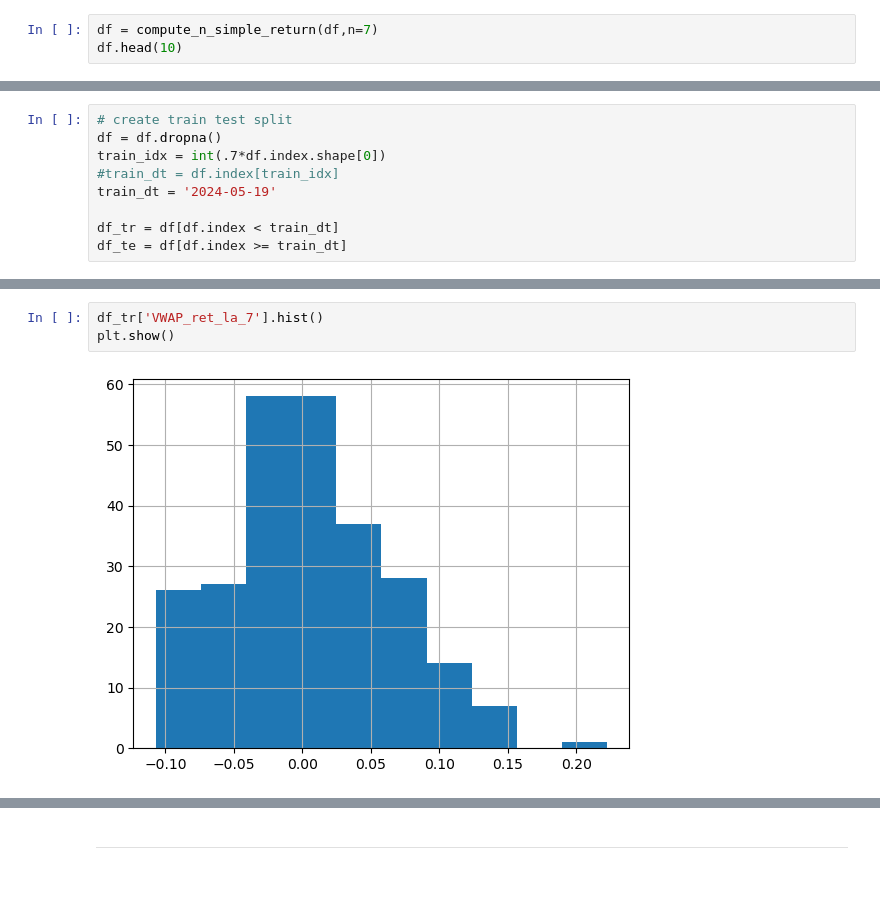
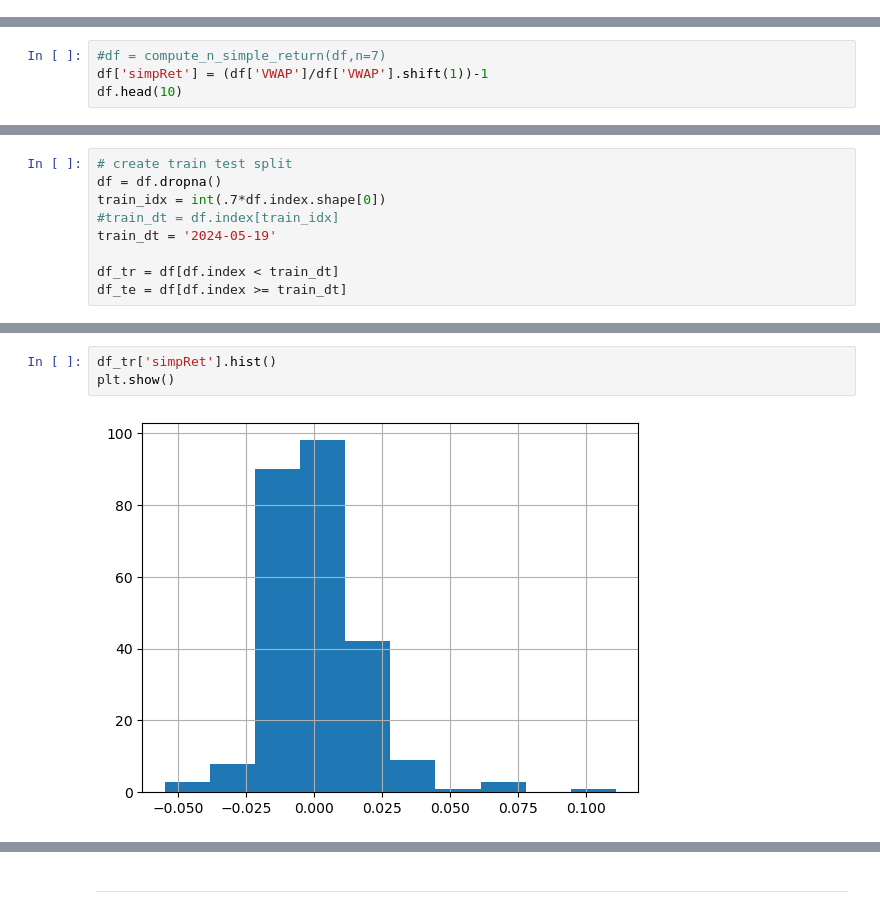
Before and after one commit to codyjcao/osrs-ge, a Jupyter notebook: osrs_whip_experimenting.ipynb, the cells around one changed output, grey strips where cells are left out. Drawn from its saved outputs; the diff is of its cells as text; blank space fills up the shorter version.

Commit message:
Reverted to using simple daily return, logic for 7day lookahead return didn't make much sense for ARIMA

```diff
--- a/osrs_whip_experimenting.ipynb
+++ b/osrs_whip_experimenting.ipynb
@@ -51,3 +40,0 @@ def compute_n_simple_return(df,n=1,col_name = 'VWAP'):
-# %%
-df = compute_n_simple_return(df,n=7)
-df.head(10)
@@ -65,0 +41,4 @@ df.head(10)
+# %%
+#df = compute_n_simple_return(df,n=7)
+df['simpRet'] = (df['VWAP']/df['VWAP'].shift(1))-1
+df.head(10)
@@ -88,6 +79,6 @@ plt.show()
 # %%
-df_tr['VWAP_ret_la_7'].hist()
+df_tr['simpRet'].hist()
 plt.show()
 # %% [output]
-[figure, old version]
+[figure, new version]
 # %%
```
Also changed, not shown: parts of 17 cells of this notebook, 1 other file.
